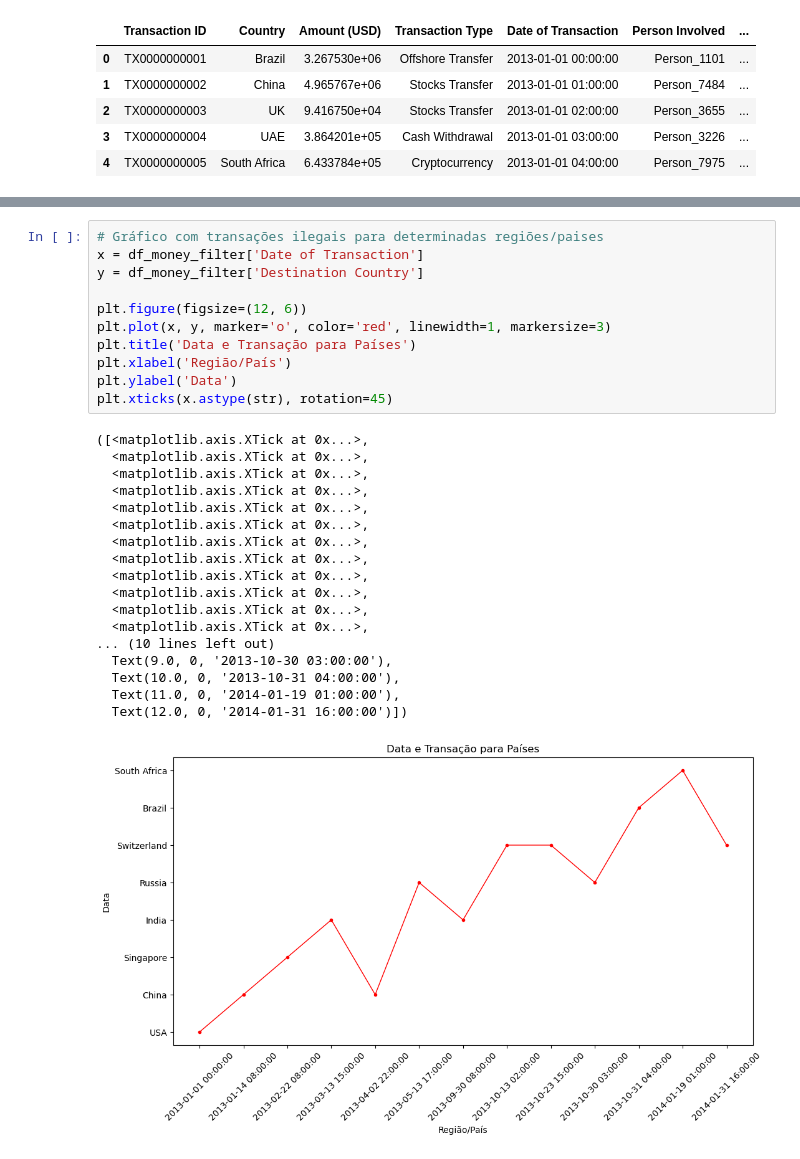
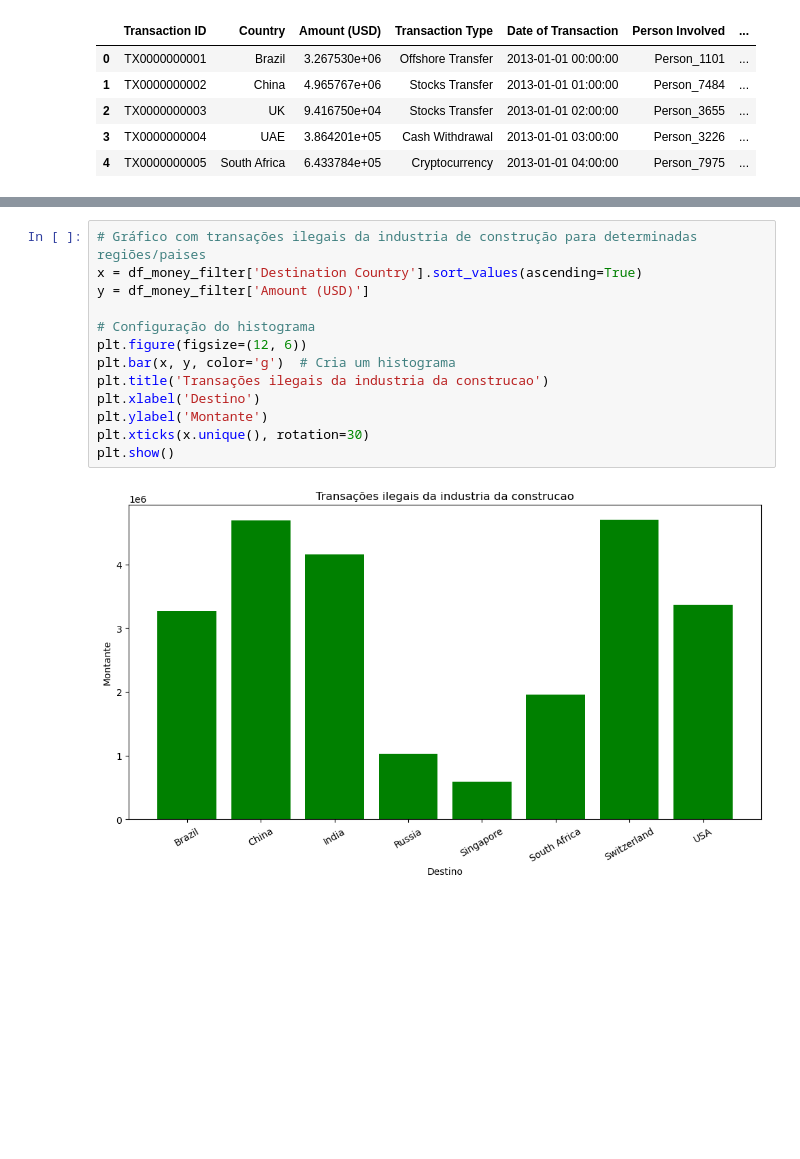
Before and after one commit to wesleymarchi/task-dataset, a Jupyter notebook: sample.ipynb, the cells around one changed output, grey strips where cells are left out. Drawn from its saved outputs; the diff is of its cells as text; blank space fills up the shorter version.

```diff
--- a/sample.ipynb
+++ b/sample.ipynb
@@ -134,30 +188,15 @@ df_money_filter.tail(100)
 # %%
-# Gráfico com transações ilegais para determinadas regiões/paises
-x = df_money_filter['Date of Transaction']
-y = df_money_filter['Destination Country']
+# Gráfico com transações ilegais da industria de construção para determinadas regiões/paises
+x = df_money_filter['Destination Country'].sort_values(ascending=True)
+y = df_money_filter['Amount (USD)']
 
+# Configuração do histograma
 plt.figure(figsize=(12, 6))
-plt.plot(x, y, marker='o', color='red', linewidth=1, markersize=3)
-plt.title('Data e Transação para Países')
-plt.xlabel('Região/País')
-plt.ylabel('Data')
-plt.xticks(x.astype(str), rotation=45)
+plt.bar(x, y, color='g')  # Cria um histograma
+plt.title('Transações ilegais da industria da construcao')
+plt.xlabel('Destino')
+plt.ylabel('Montante')
+plt.xticks(x.unique(), rotation=30)
+plt.show()
 # %% [output]
-([<matplotlib.axis.XTick at 0x...>,
-  <matplotlib.axis.XTick at 0x...>,
-  <matplotlib.axis.XTick at 0x...>,
-  <matplotlib.axis.XTick at 0x...>,
-  <matplotlib.axis.XTick at 0x...>,
-  <matplotlib.axis.XTick at 0x...>,
-  <matplotlib.axis.XTick at 0x...>,
-  <matplotlib.axis.XTick at 0x...>,
-  <matplotlib.axis.XTick at 0x...>,
-  <matplotlib.axis.XTick at 0x...>,
-  <matplotlib.axis.XTick at 0x...>,
-  <matplotlib.axis.XTick at 0x...>,
-... (10 lines left out)
-  Text(9.0, 0, '2013-10-30 03:00:00'),
-  Text(10.0, 0, '2013-10-31 04:00:00'),
-  Text(11.0, 0, '2014-01-19 01:00:00'),
-  Text(12.0, 0, '2014-01-31 16:00:00')])
-[figure, old version]
+[figure, new version]
```
Also changed, not shown: parts of 12 cells of this notebook, 1 other file.
